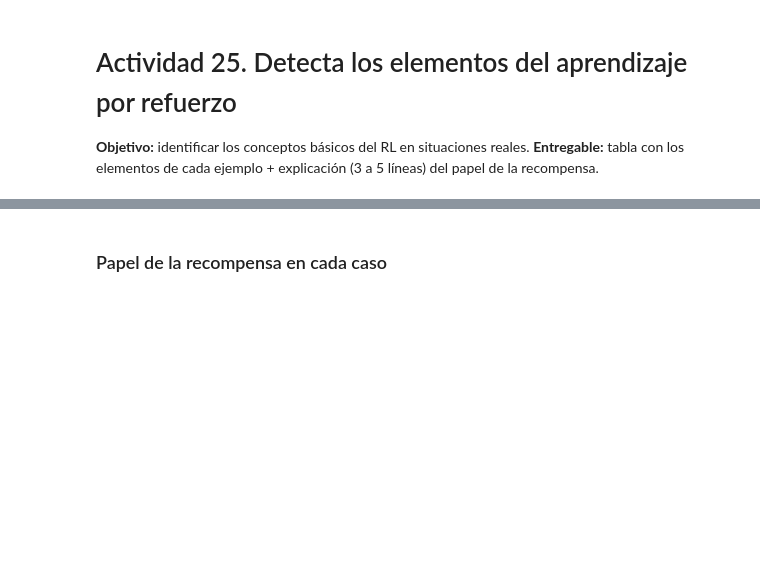
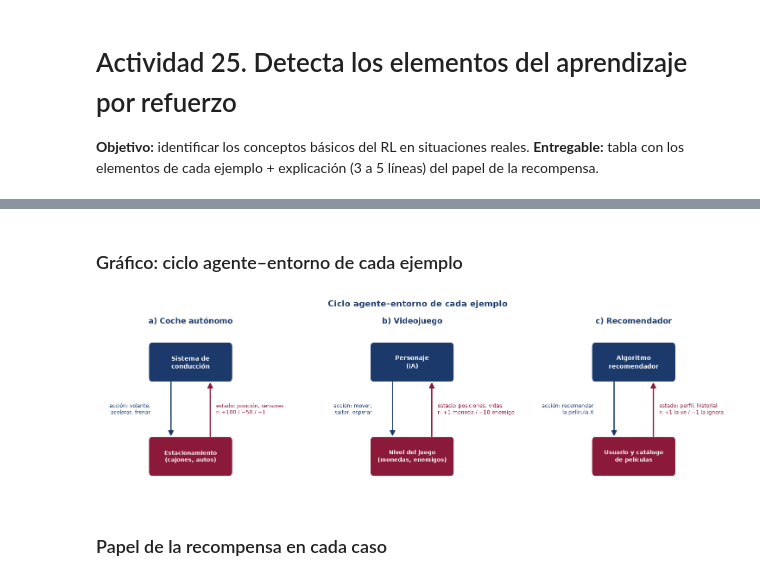
Before and after one commit to alixpeg0/aprendizaje-por-refuerzo-unidad4, a Jupyter notebook: Unidad4_Aprendizaje_por_Refuerzo.ipynb, the cells around one changed output, grey strips where cells are left out. Cells and saved outputs as stored; diff of their text form; code cells hidden in the pictures; blank space fills up the shorter version.

```diff
--- a/Unidad4_Aprendizaje_por_Refuerzo.ipynb
+++ b/Unidad4_Aprendizaje_por_Refuerzo.ipynb
@@ -538,6 +674,13 @@ display(act25.style.set_properties(**{"text-align": "left", "white-space": "pre-
 | Recompensa (r) | +100 al quedar bien estacionado; ... | +1 por moneda; +50 por llegar a l... | +1 si el usuario la ve completa; ... |
 | Política (π) | Regla que decide la maniobra segú... | Regla que decide cuándo saltar o ... | Regla que elige qué película most... |
 | Valor (V o Q) | Qué tan prometedora es una posici... | Qué tan bueno es estar en cierto ... | Satisfacción futura esperada del ... |
+# %% [markdown]
+### Gráfico: ciclo agente–entorno de cada ejemplo
+# %%
+figura_ciclo_ejemplos()
+plt.show()
+# %% [output]
+[figure, added]
 # %% [markdown]
 ### Papel de la recompensa en cada caso
 # %%
```
Also changed, not shown: parts of 9 cells of this notebook, 17 other files.
